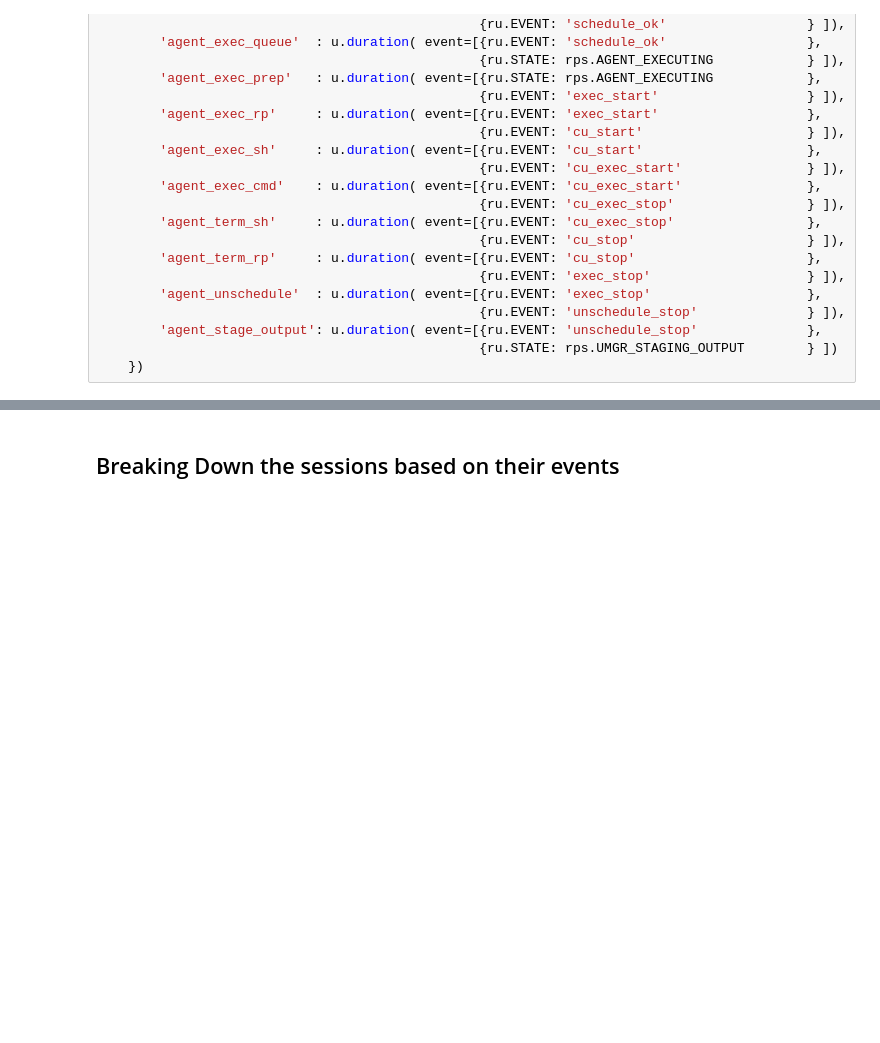
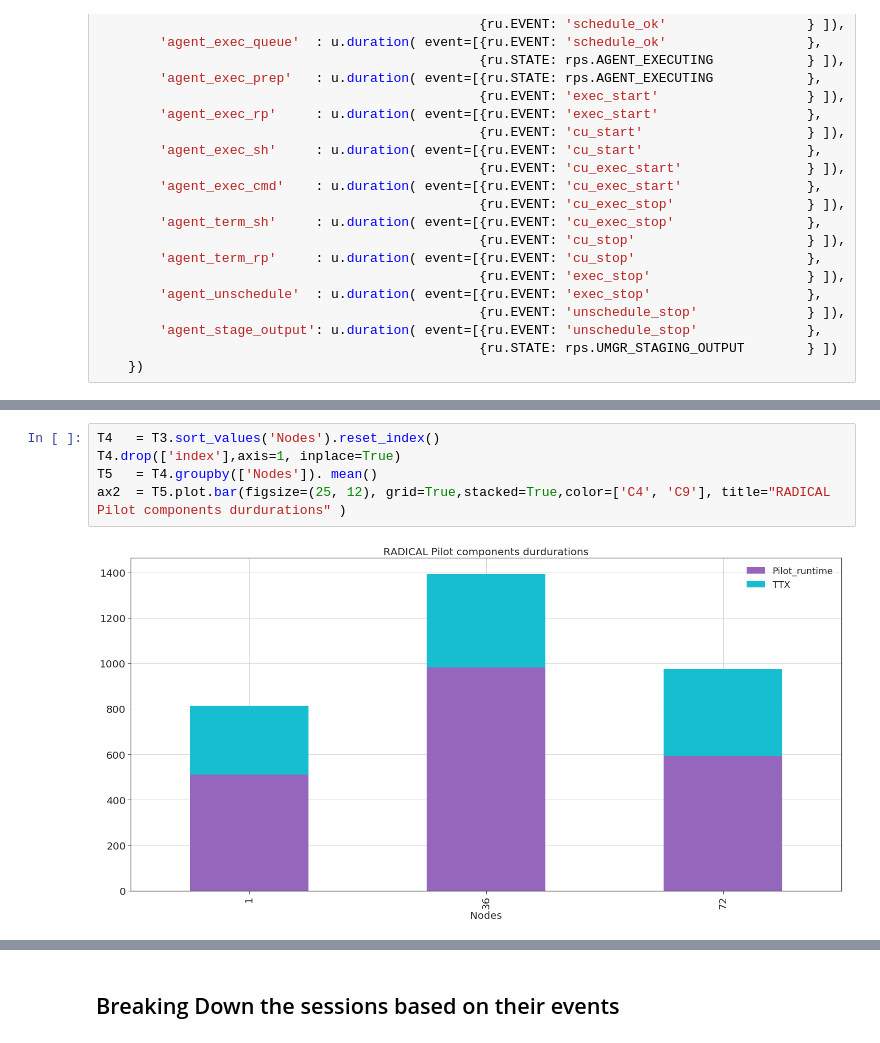
Before and after one commit to AymenFJA/Parsl-RP, a Jupyter notebook: comet-test/Notebook/RP-PARSL.ipynb, the cells around one changed output, grey strips where cells are left out. Saved outputs shown, nothing was run; the diff lists cells and outputs as text; blank space fills up the shorter version.

```diff
--- a/comet-test/Notebook/RP-PARSL.ipynb
+++ b/comet-test/Notebook/RP-PARSL.ipynb
@@ -325,0 +291,7 @@ for sid in range(len(loc)):
+# %%
+T4   = T3.sort_values('Nodes').reset_index()
+T4.drop(['index'],axis=1, inplace=True)
+T5   = T4.groupby(['Nodes']). mean()
+ax2  = T5.plot.bar(figsize=(25, 12), grid=True,stacked=True,color=['C4', 'C9'], title="RADICAL Pilot components durdurations" )
+# %% [output]
+[figure, added]
```
Also changed, not shown: parts of 18 cells of this notebook, 3 other files.
